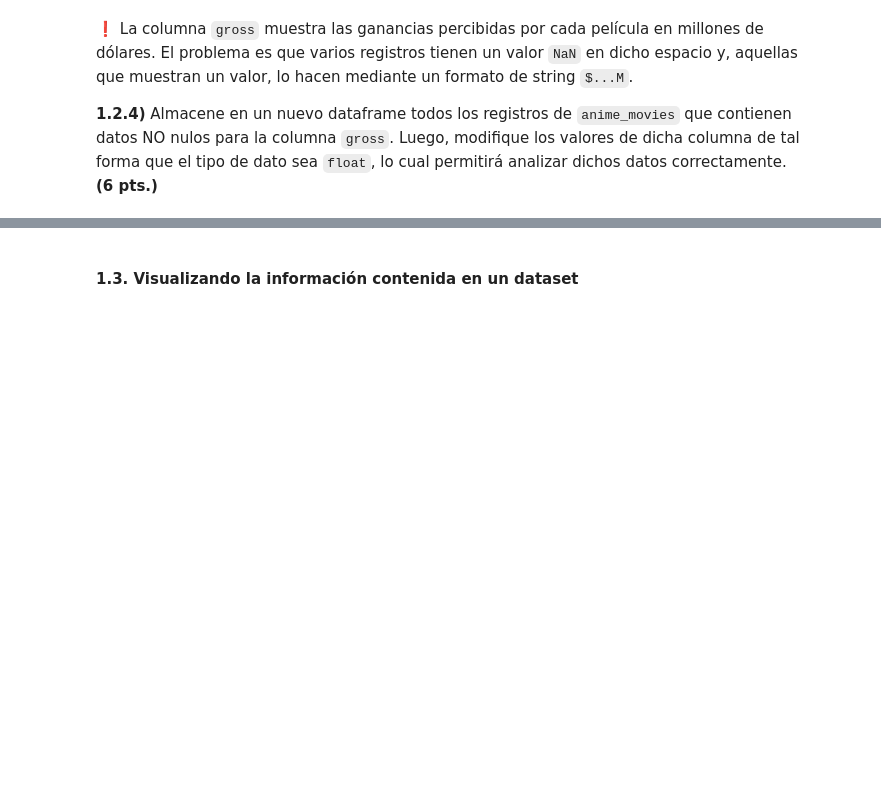
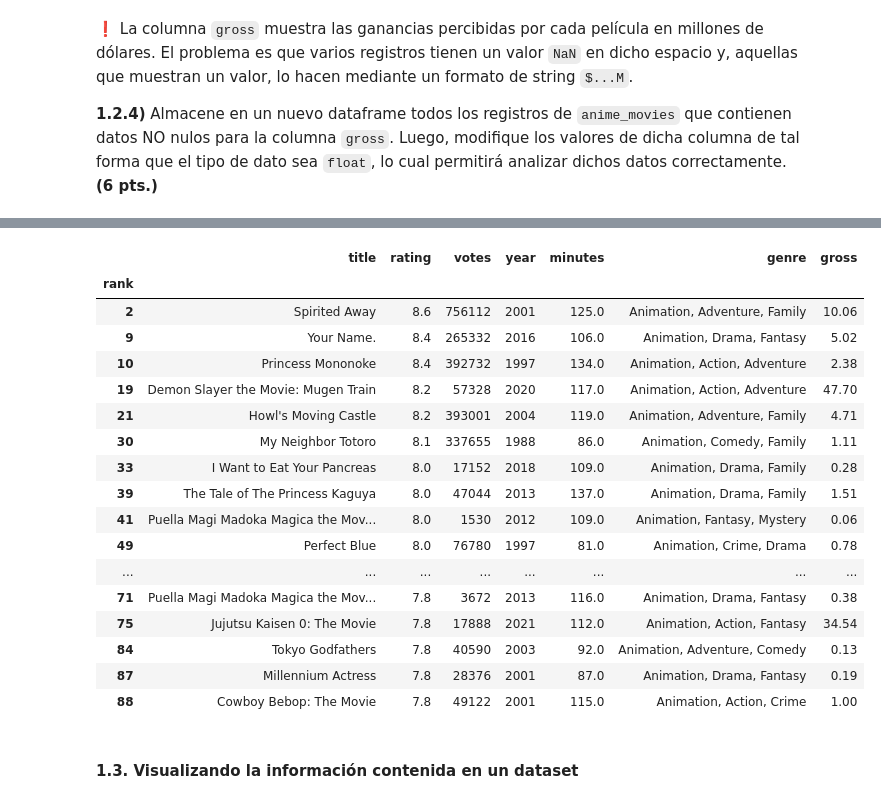
Before and after one commit to Camilo-Duque98/EstadisticaComputacional, a Jupyter notebook: lec-4-Los Dockeritos/lec-4.ipynb, the cells around one changed output, grey strips where cells are left out. Saved outputs shown, nothing was run; the diff lists cells and outputs as text; code cells hidden in the pictures; blank space fills up the shorter version.

```diff
--- a/lec-4-Los Dockeritos/lec-4.ipynb
+++ b/lec-4-Los Dockeritos/lec-4.ipynb
@@ -285,3 +336,5 @@ anime_movies['genre'].describe()
 ❗ La columna `gross` muestra las ganancias percibidas por cada película en millones de dólares. El problema es que varios registros tienen un valor `NaN` en dicho espacio y, aquellas que muestran un valor, lo hacen mediante un formato de string `$...M`.
 
 **1.2.4)** Almacene en un nuevo dataframe todos los registros de `anime_movies` que contienen datos NO nulos para la columna `gross`. Luego, modifique los valores de dicha columna de tal forma que el tipo de dato sea `float`, lo cual permitirá analizar dichos datos correctamente. **(6 pts.)**
+# %%
+anime_movies_gross=anime_movies.loc[anime_movies['gross'].notnull()]
@@ -287,0 +352,3 @@ anime_movies['genre'].describe()
+# %%
+anime_movies_gross['gross']=anime_movies_gross['gross'].map(lambda x:x.replace('$',''))
+anime_movies_gross['gross']=anime_movies_gross['gross'].map(lambda x:x.replace('M','')).astype('float64');
@@ -288,3 +366,24 @@ anime_movies['genre'].describe()
+# %%
+anime_movies_gross
+# %% [output]
+|  | title | rating | votes | year | minutes | genre | gross |
+| rank |  |  |  |  |  |  |  |
+| 2 | Spirited Away | 8.6 | 756112 | 2001 | 125.0 | Animation, Adventure, Family | 10.06 |
+| 9 | Your Name. | 8.4 | 265332 | 2016 | 106.0 | Animation, Drama, Fantasy | 5.02 |
+| 10 | Princess Mononoke | 8.4 | 392732 | 1997 | 134.0 | Animation, Action, Adventure | 2.38 |
+| 19 | Demon Slayer the Movie: Mugen Train | 8.2 | 57328 | 2020 | 117.0 | Animation, Action, Adventure | 47.70 |
+| 21 | Howl's Moving Castle | 8.2 | 393001 | 2004 | 119.0 | Animation, Adventure, Family | 4.71 |
+| 30 | My Neighbor Totoro | 8.1 | 337655 | 1988 | 86.0 | Animation, Comedy, Family | 1.11 |
+| 33 | I Want to Eat Your Pancreas | 8.0 | 17152 | 2018 | 109.0 | Animation, Drama, Family | 0.28 |
+| 39 | The Tale of The Princess Kaguya | 8.0 | 47044 | 2013 | 137.0 | Animation, Drama, Family | 1.51 |
+| 41 | Puella Magi Madoka Magica the Mov... | 8.0 | 1530 | 2012 | 109.0 | Animation, Fantasy, Mystery | 0.06 |
+| 49 | Perfect Blue | 8.0 | 76780 | 1997 | 81.0 | Animation, Crime, Drama | 0.78 |
+| ... | ... | ... | ... | ... | ... | ... | ... |
+| 71 | Puella Magi Madoka Magica the Mov... | 7.8 | 3672 | 2013 | 116.0 | Animation, Drama, Fantasy | 0.38 |
+| 75 | Jujutsu Kaisen 0: The Movie | 7.8 | 17888 | 2021 | 112.0 | Animation, Action, Fantasy | 34.54 |
+| 84 | Tokyo Godfathers | 7.8 | 40590 | 2003 | 92.0 | Animation, Adventure, Comedy | 0.13 |
+| 87 | Millennium Actress | 7.8 | 28376 | 2001 | 87.0 | Animation, Drama, Fantasy | 0.19 |
+| 88 | Cowboy Bebop: The Movie | 7.8 | 49122 | 2001 | 115.0 | Animation, Action, Crime | 1.00 |
 # %% [markdown]
 #### 1.3. Visualizando la información contenida en un dataset
 # %% [markdown]
```
Also changed, not shown: parts of 22 cells of this notebook.
